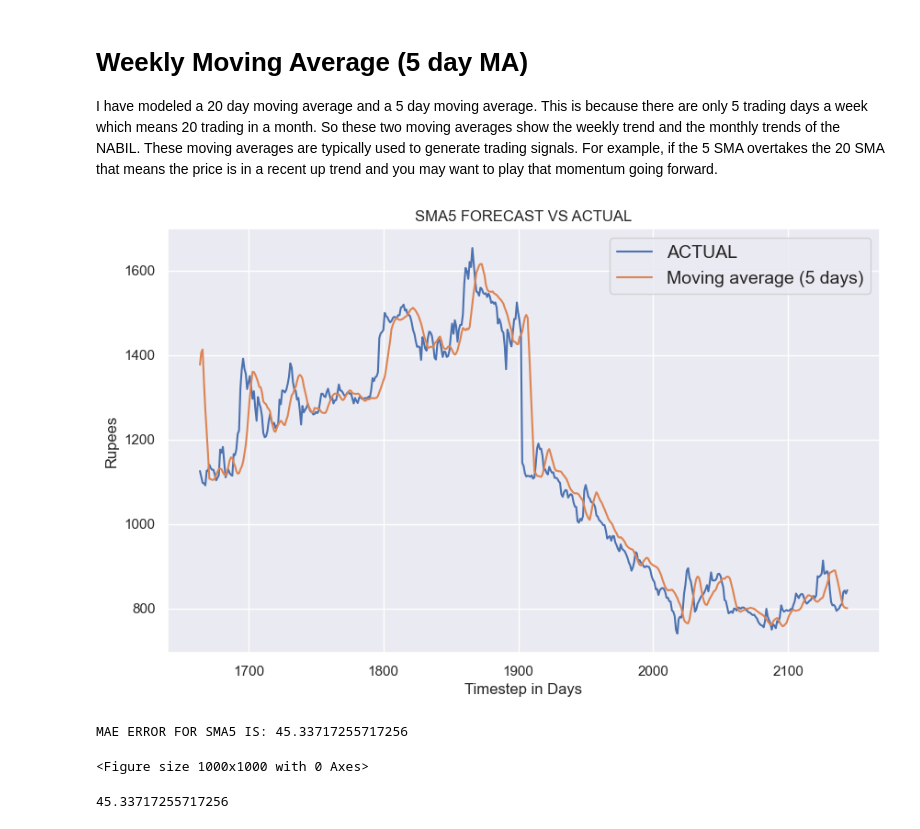
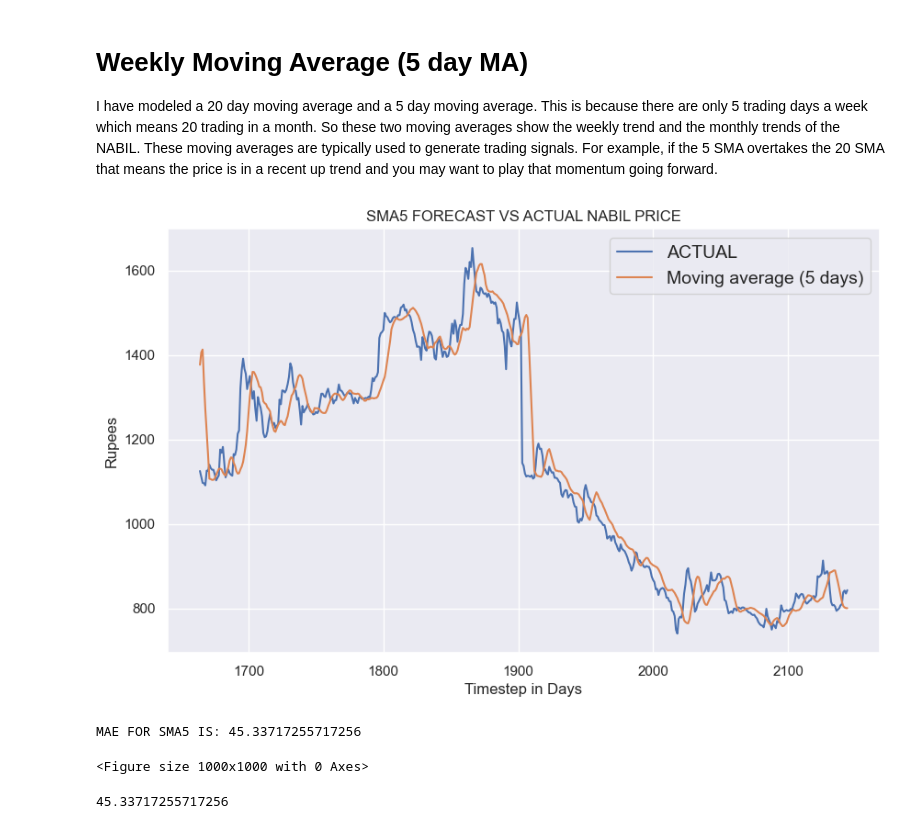
Before and after one commit to iambijayyy/PredictIt, a Jupyter notebook: Comparative Analysis/Notebooks/2. SMA_Models.ipynb, the cells around one changed output. Saved outputs shown, nothing was run; the diff lists cells and outputs as text; code cells hidden in the pictures.

```diff
--- a/Comparative Analysis/Notebooks/2. SMA_Models.ipynb
+++ b/Comparative Analysis/Notebooks/2. SMA_Models.ipynb
@@ -121,27 +121,27 @@ I have modeled a 20 day moving average and a 5 day moving average. This is becau
 # %%
 # CHOOSE A WINDOW SIZE FOR THE MOVINF AVERAGE
 window = 5
 
 # CREATE A MOVING AVERAGE OVER THE ENTIRE DATASET
 moving_avg = nabil['Close'].rolling(window=window).mean()
 
 # SLICE THE MOVING AVERAGE ON THE FORECAST
 moving_avg_forecast = moving_avg.values[test_split_index - window:nabil.index.max() - window + 1]
 
 plt.figure(figsize=(10, 6))
 plot_series(x_test.index, x_test, label="ACTUAL")
 plot_series(x_test.index, moving_avg_forecast, label="Moving average (5 days)")
 plt.ylabel('Rupees')
 plt.xlabel('Timestep in Days')
-plt.title('SMA5 FORECAST VS ACTUAL')
+plt.title('SMA5 FORECAST VS ACTUAL NABIL PRICE')
 plt.show()
 plt.savefig('../Images/SMA/SMA5 FORCAST VS ACTUAL')
 # CALCULATE MAE
 ma_5 = keras.metrics.mean_absolute_error(x_test, moving_avg_forecast).numpy()
-print(f"MAE ERROR FOR SMA5 IS: {ma_5}")
+print(f"MAE FOR SMA5 IS: {ma_5}")
 # %% [output]
-[figure, old version]
+[figure, new version]
-MAE ERROR FOR SMA5 IS: 45.33717255717256
+MAE FOR SMA5 IS: 45.33717255717256
 <Figure size 1000x1000 with 0 Axes>
 # %%
 # CALCULATE MAE
```
Also changed, not shown: parts of 1 cell of this notebook, 25 other files.
